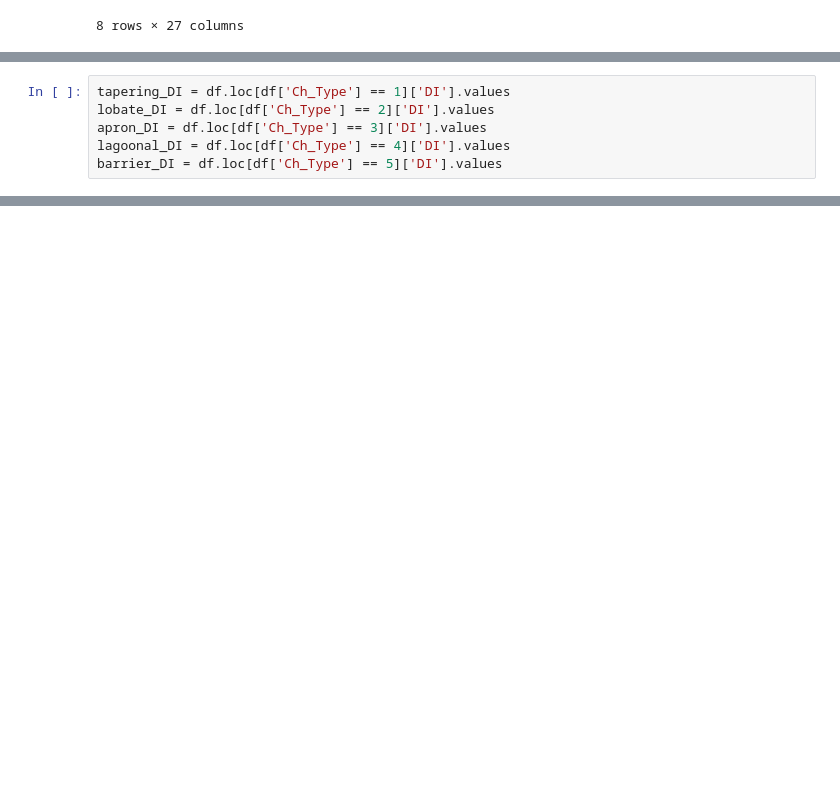
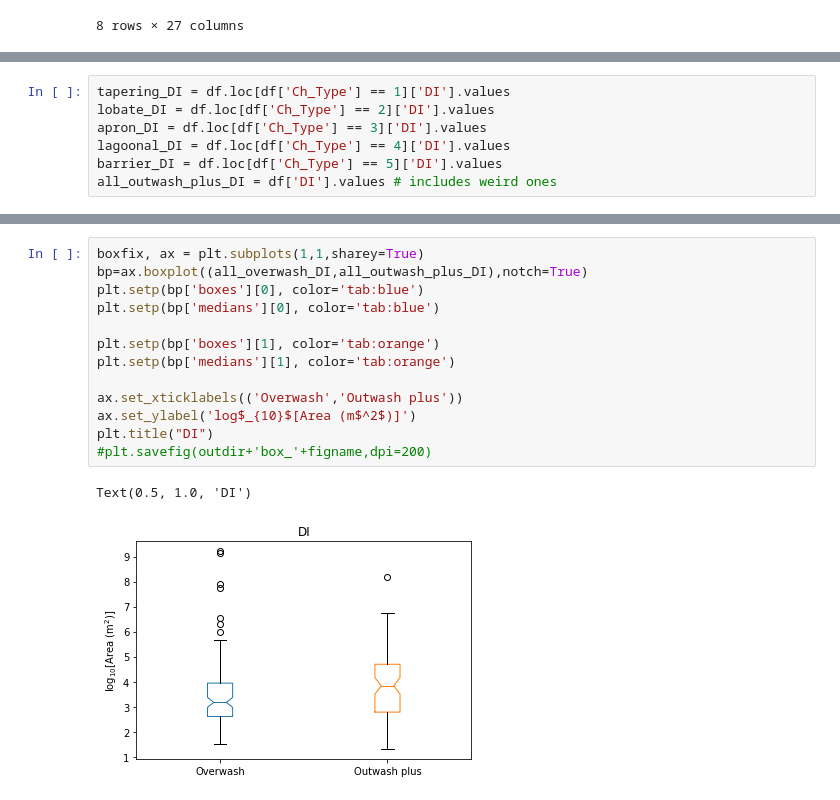
Before and after one commit to csherwood-usgs/CoreBx, a Jupyter notebook: Mann_Whitney_distribution_tests.ipynb, the cells around one changed output, grey strips where cells are left out. Saved outputs shown, nothing was run; the diff lists cells and outputs as text; blank space fills up the shorter version.

```diff
--- a/Mann_Whitney_distribution_tests.ipynb
+++ b/Mann_Whitney_distribution_tests.ipynb
@@ -36,3 +40,4 @@ lobate_DI = df.loc[df['Ch_Type'] == 2]['DI'].values
 apron_DI = df.loc[df['Ch_Type'] == 3]['DI'].values
 lagoonal_DI = df.loc[df['Ch_Type'] == 4]['DI'].values
 barrier_DI = df.loc[df['Ch_Type'] == 5]['DI'].values
+all_outwash_plus_DI = df['DI'].values # includes weird ones
@@ -55,0 +116,16 @@ p = 0.000017
+# %%
+boxfix, ax = plt.subplots(1,1,sharey=True)
+bp=ax.boxplot((all_overwash_DI,all_outwash_plus_DI),notch=True)
+plt.setp(bp['boxes'][0], color='tab:blue')
+plt.setp(bp['medians'][0], color='tab:blue')
+
+plt.setp(bp['boxes'][1], color='tab:orange')
+plt.setp(bp['medians'][1], color='tab:orange')
+
+ax.set_xticklabels(('Overwash','Outwash plus'))
+ax.set_ylabel('log$_{10}$[Area (m$^2$)]')
+plt.title("DI")
+#plt.savefig(outdir+'box_'+figname,dpi=200)
+# %% [output]
+Text(0.5, 1.0, 'DI')
+[figure, added]
```
Also changed, not shown: parts of 8 cells of this notebook, 1 other file.
